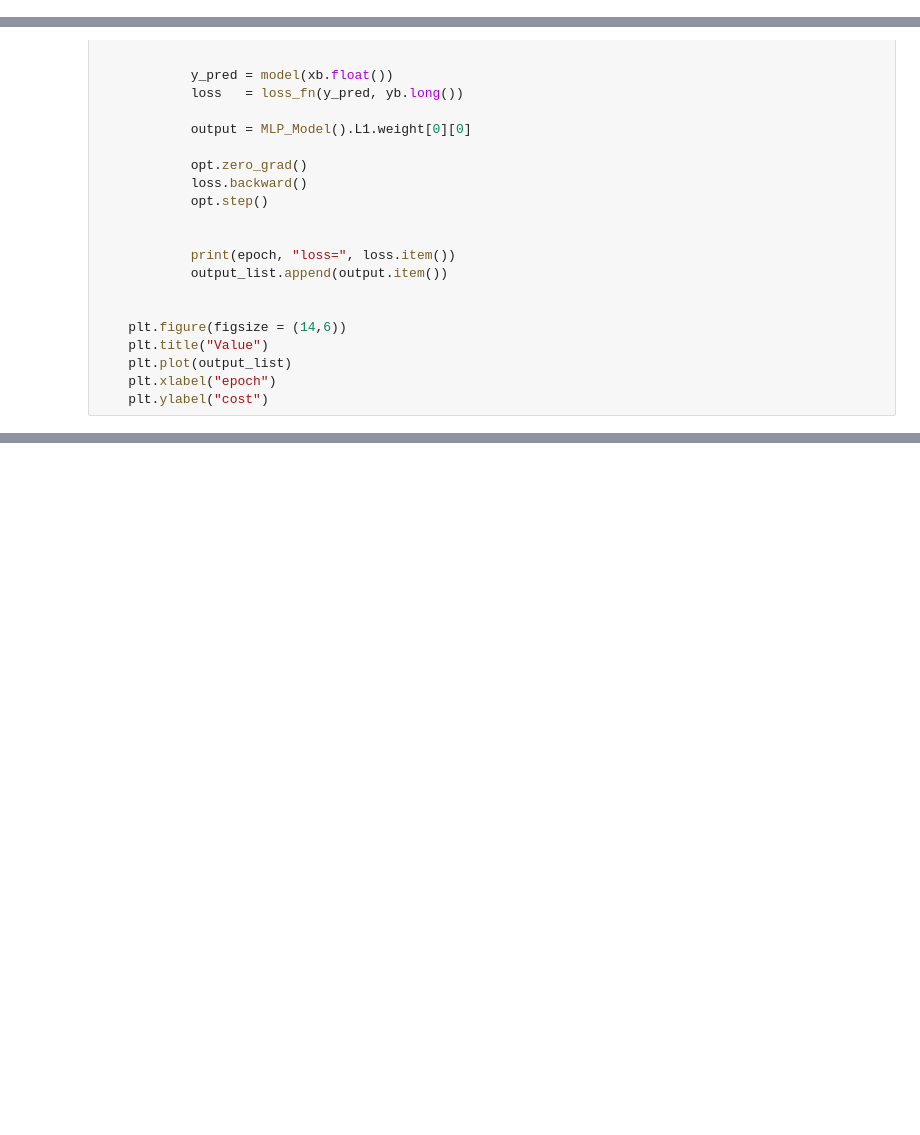
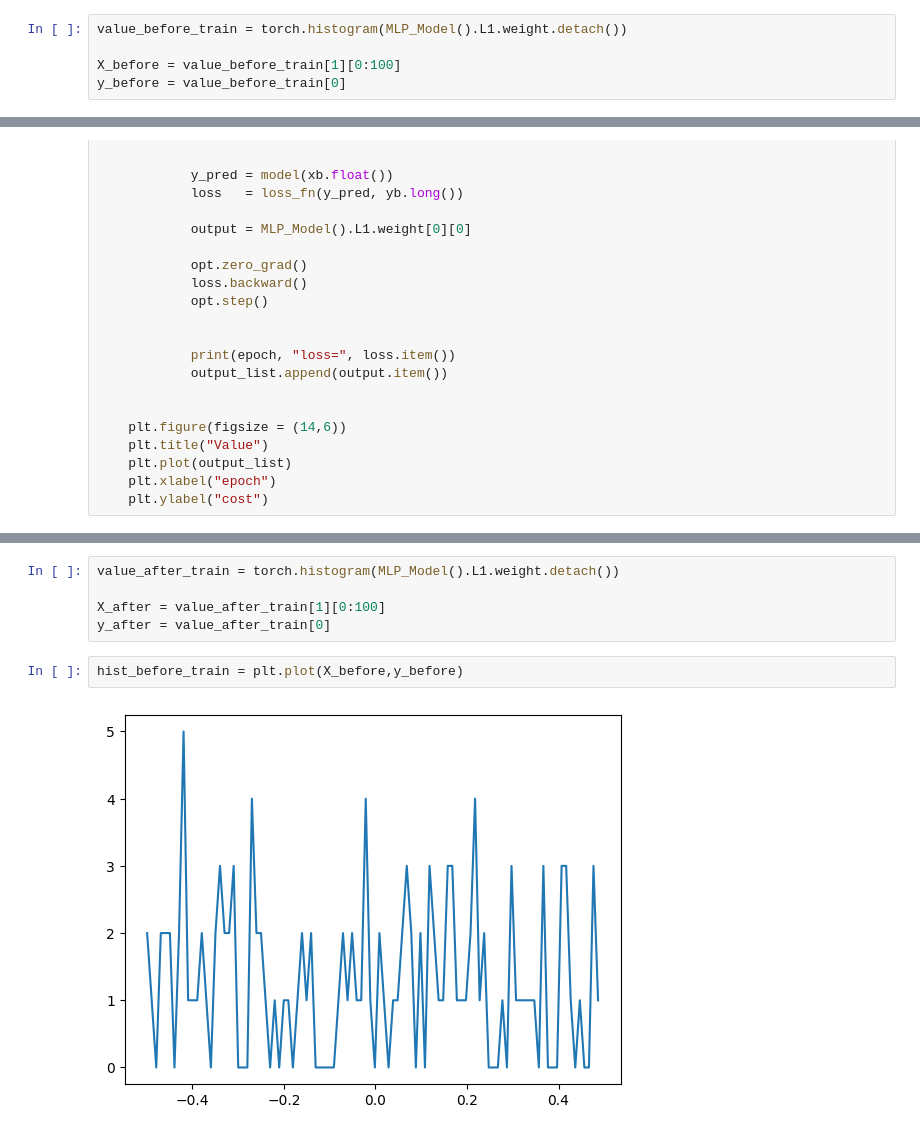
Before and after one commit to Erickllino/Neural_Network, a Jupyter notebook: NN.ipynb, the cells around one changed output, grey strips where cells are left out. Drawn from its saved outputs; the diff is of its cells as text; blank space fills up the shorter version.

```diff
--- a/NN.ipynb
+++ b/NN.ipynb
@@ -262,6 +262,11 @@ class MLP_Model(nn.Module):
 
 
         return x
+# %%
+value_before_train = torch.histogram(MLP_Model().L1.weight.detach())
+
+X_before = value_before_train[1][0:100]
+y_before = value_before_train[0]
 # %% [markdown]
 # Treino
 
@@ -469,0 +456,9 @@ training_alt(  epochs, model , loss_fn, opt  )
+# %%
+value_after_train = torch.histogram(MLP_Model().L1.weight.detach())
+
+X_after = value_after_train[1][0:100]
+y_after = value_after_train[0]
+# %%
+hist_before_train = plt.plot(X_before,y_before)
+# %% [output]
+[figure, added]
```
Also changed, not shown: parts of 5 cells of this notebook.
